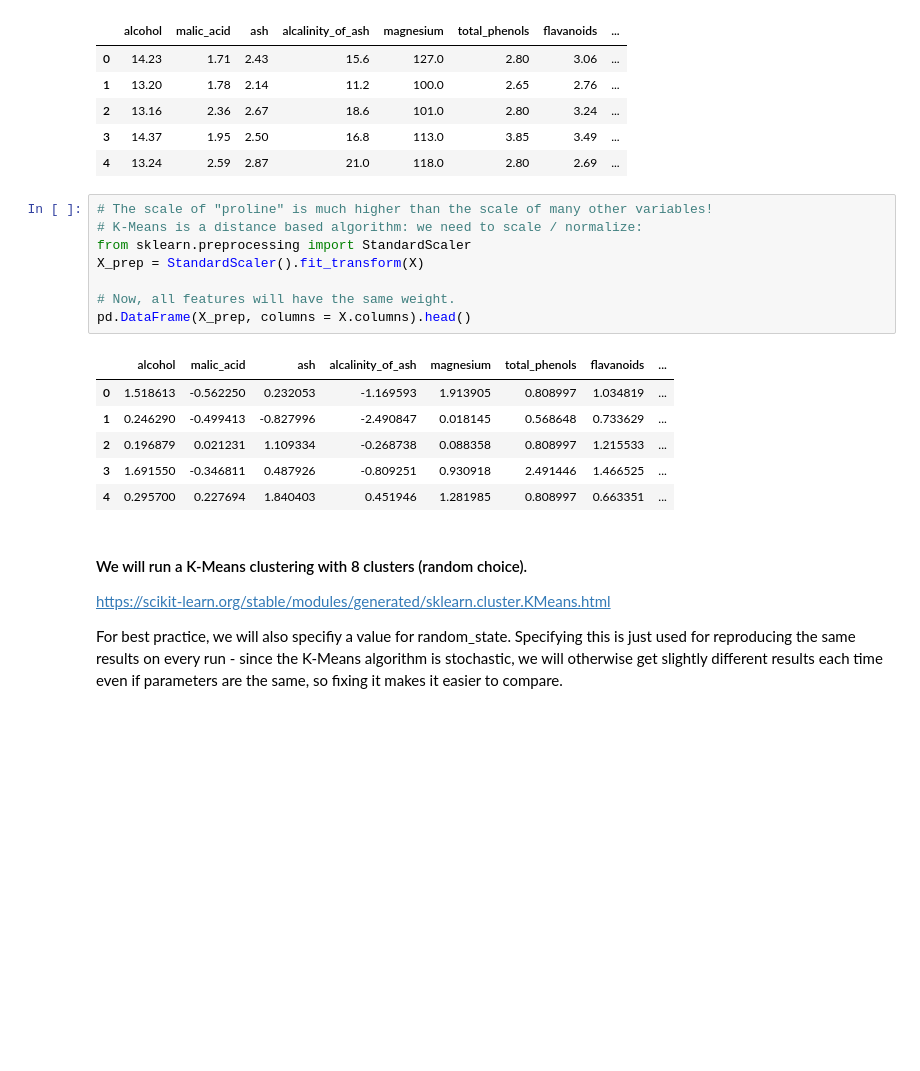
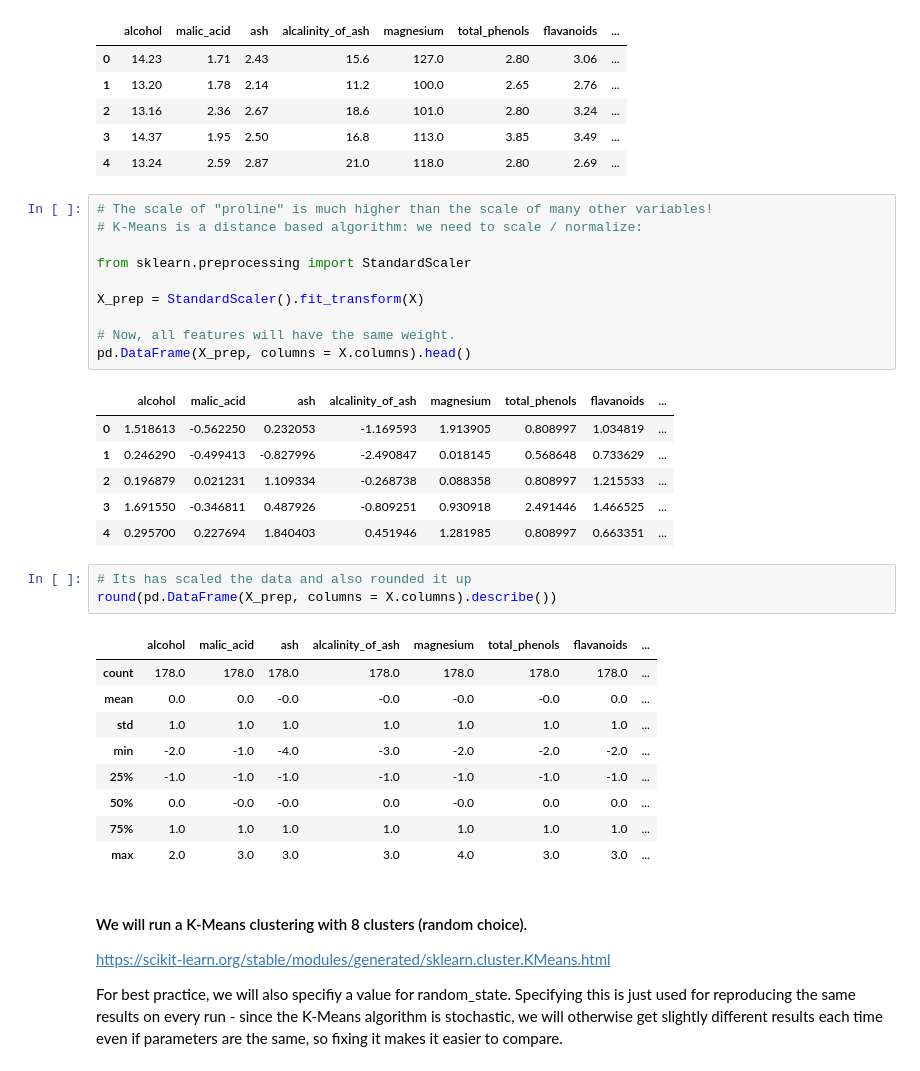
Before and after one commit to vikkieessien/data-pt-ber-08-20, a Jupyter notebook: Labs/module-3_labs/03_unsupervised-learning/unsupervised-learning-class-kmeans.ipynb, the cells around one changed output. Saved outputs shown, nothing was run; the diff lists cells and outputs as text; blank space fills up the shorter version.

```diff
--- a/Labs/module-3_labs/03_unsupervised-learning/unsupervised-learning-class-kmeans.ipynb
+++ b/Labs/module-3_labs/03_unsupervised-learning/unsupervised-learning-class-kmeans.ipynb
@@ -109,7 +114,9 @@ X.head()
 # %%
 # The scale of "proline" is much higher than the scale of many other variables!
 # K-Means is a distance based algorithm: we need to scale / normalize:
+
 from sklearn.preprocessing import StandardScaler
+
 X_prep = StandardScaler().fit_transform(X)
 
 # Now, all features will have the same weight.
@@ -121,6 +128,19 @@ pd.DataFrame(X_prep, columns = X.columns).head()
 | 2 | 0.196879 | 0.021231 | 1.109334 | -0.268738 | 0.088358 | 0.808997 | 1.215533 | ... |
 | 3 | 1.691550 | -0.346811 | 0.487926 | -0.809251 | 0.930918 | 2.491446 | 1.466525 | ... |
 | 4 | 0.295700 | 0.227694 | 1.840403 | 0.451946 | 1.281985 | 0.808997 | 0.663351 | ... |
+# %%
+# Its has scaled the data and also rounded it up
+round(pd.DataFrame(X_prep, columns = X.columns).describe())
+# %% [output]
+|  | alcohol | malic_acid | ash | alcalinity_of_ash | magnesium | total_phenols | flavanoids | ... |
+| count | 178.0 | 178.0 | 178.0 | 178.0 | 178.0 | 178.0 | 178.0 | ... |
+| mean | 0.0 | 0.0 | -0.0 | -0.0 | -0.0 | -0.0 | 0.0 | ... |
+| std | 1.0 | 1.0 | 1.0 | 1.0 | 1.0 | 1.0 | 1.0 | ... |
+| min | -2.0 | -1.0 | -4.0 | -3.0 | -2.0 | -2.0 | -2.0 | ... |
+| 25% | -1.0 | -1.0 | -1.0 | -1.0 | -1.0 | -1.0 | -1.0 | ... |
+| 50% | 0.0 | -0.0 | -0.0 | 0.0 | -0.0 | 0.0 | 0.0 | ... |
+| 75% | 1.0 | 1.0 | 1.0 | 1.0 | 1.0 | 1.0 | 1.0 | ... |
+| max | 2.0 | 3.0 | 3.0 | 3.0 | 4.0 | 3.0 | 3.0 | ... |
 # %% [markdown]
 #### We will run a K-Means clustering with 8 clusters (random choice).
 
```
Also changed, not shown: parts of 11 cells of this notebook, 3 other files.
